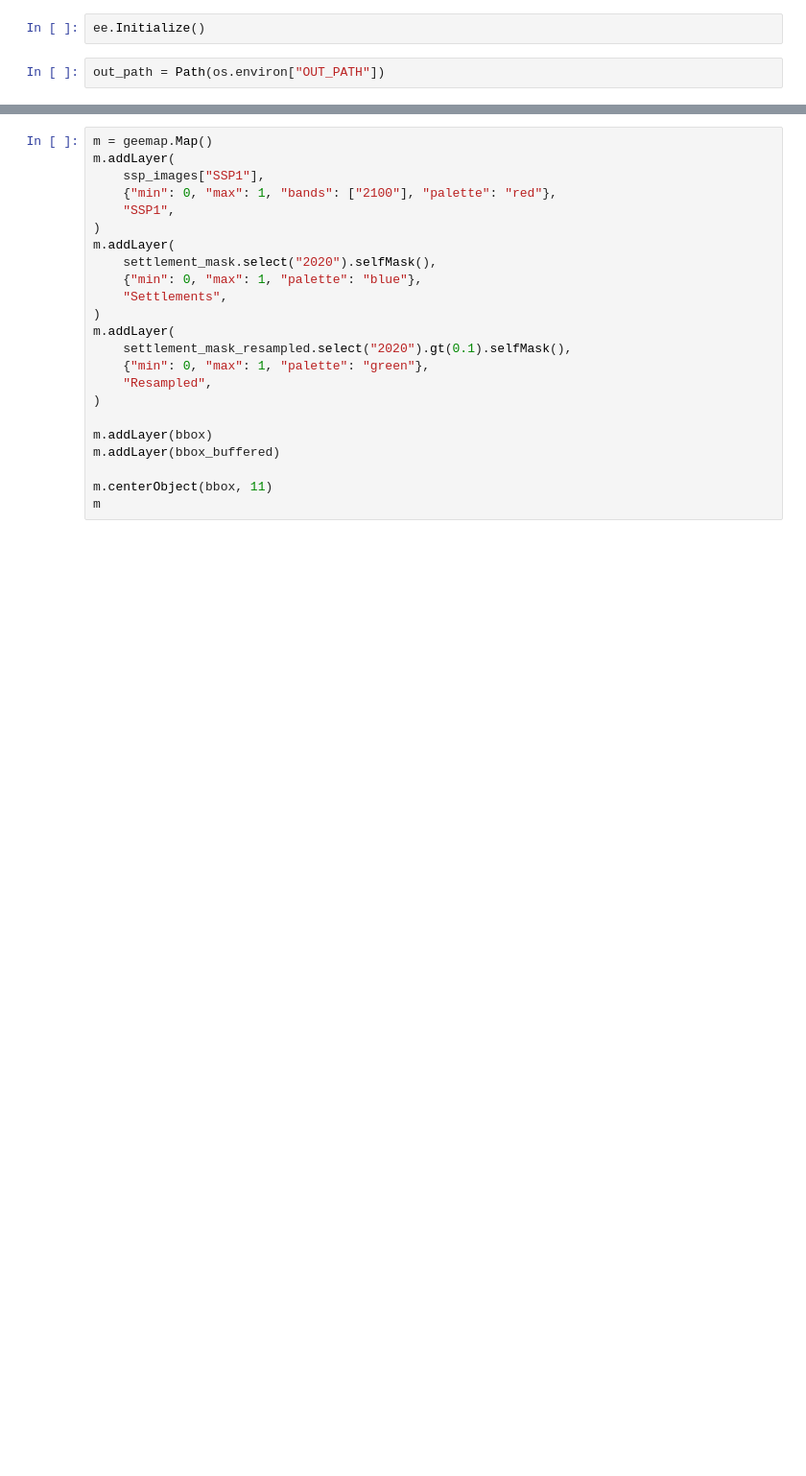
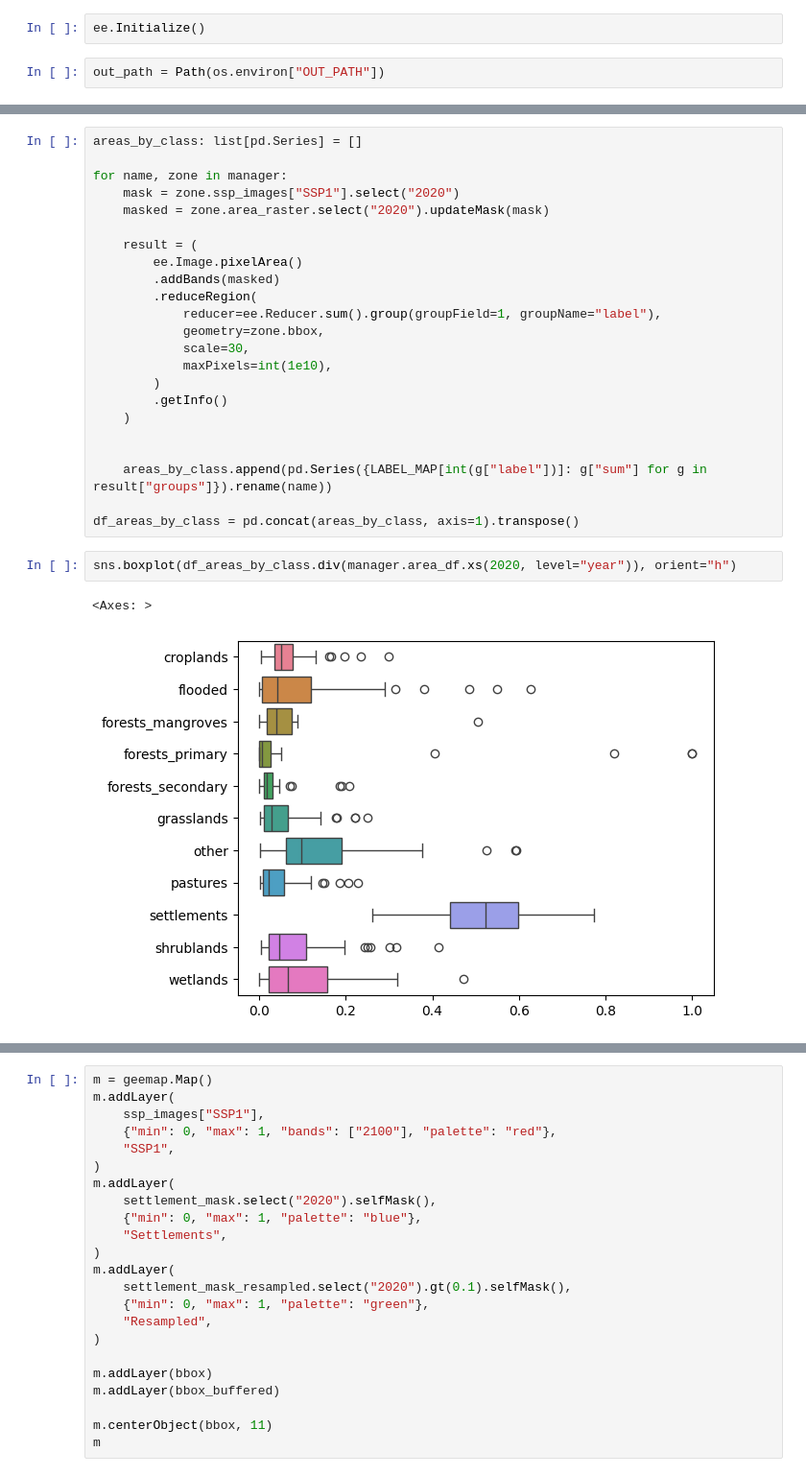
Before and after one commit to RodolfoFigueroa/nu-afolu, a Jupyter notebook: test.ipynb, the cells around one changed output, grey strips where cells are left out. Shown at 96% size. Cells and saved outputs as stored; diff of their text form; blank space fills up the shorter version.

```diff
--- a/test.ipynb
+++ b/test.ipynb
@@ -89,0 +305,28 @@ _ = df_area["settlements"].plot(ax=ax)
+# %%
+areas_by_class: list[pd.Series] = []
+
+for name, zone in manager:
+    mask = zone.ssp_images["SSP1"].select("2020")
+    masked = zone.area_raster.select("2020").updateMask(mask)
+
+    result = (
+        ee.Image.pixelArea()
+        .addBands(masked)
+        .reduceRegion(
+            reducer=ee.Reducer.sum().group(groupField=1, groupName="label"),
+            geometry=zone.bbox,
+            scale=30,
+            maxPixels=int(1e10),
+        )
+        .getInfo()
+    )
+
+
+    areas_by_class.append(pd.Series({LABEL_MAP[int(g["label"])]: g["sum"] for g in result["groups"]}).rename(name))
+
+df_areas_by_class = pd.concat(areas_by_class, axis=1).transpose()
+# %%
+sns.boxplot(df_areas_by_class.div(manager.area_df.xs(2020, level="year")), orient="h")
+# %% [output]
+<Axes: >
+[figure, added]
```
Also changed, not shown: parts of 18 cells of this notebook, 2 other files.
